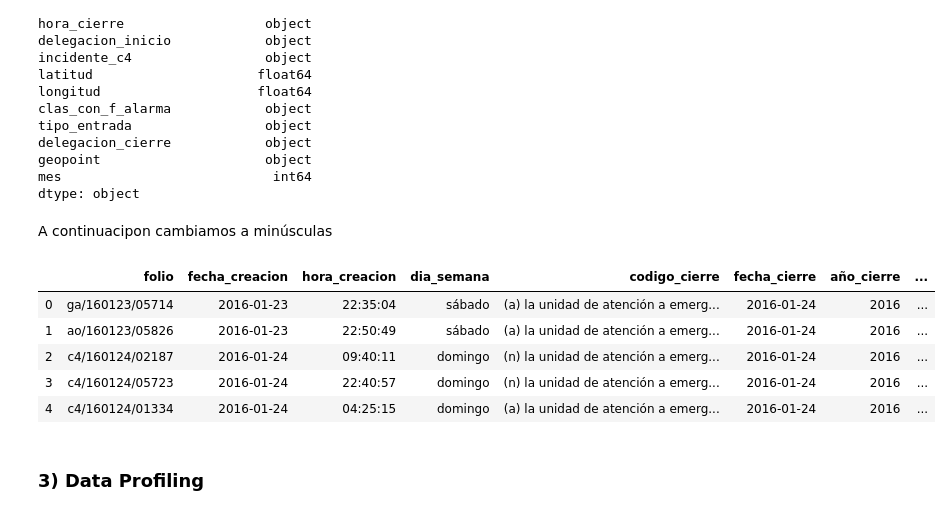
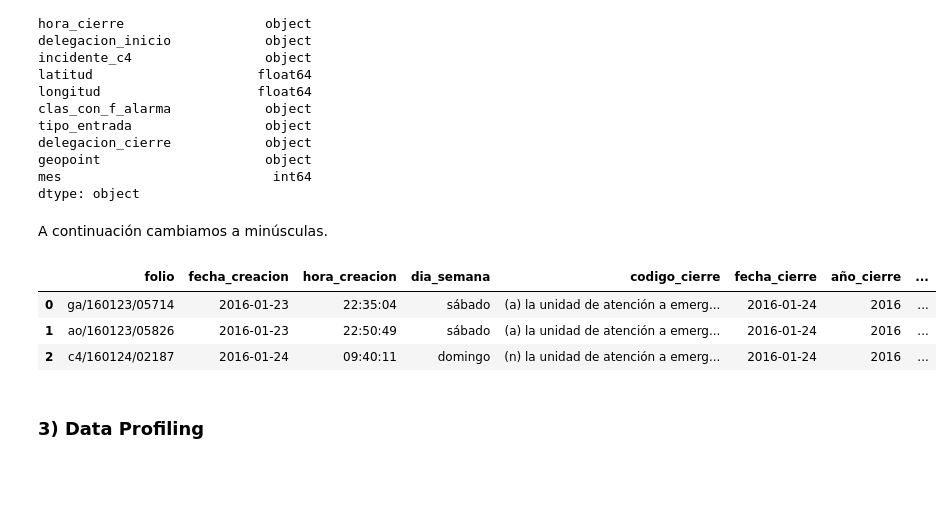
Before and after one commit to ArquitecturaProductoDatos7/Diseno_producto_de_datos-, a Jupyter notebook: EDA/EDA_c5.ipynb, the cells around one changed output. Drawn from its saved outputs; the diff is of its cells as text; code cells hidden in the pictures; blank space fills up the shorter version.

```diff
--- a/EDA/EDA_c5.ipynb
+++ b/EDA/EDA_c5.ipynb
@@ -43,4 +44,3 @@ import seaborn as sns
 # %%
-#datos_c5=load_data.carga_archivo('incidentes-viales-c5.csv')
-datos_c5=pd.read_csv('incidentes-viales-c5.csv')
+datos_c5=load_data.carga_archivo('incidentes-viales-c5.csv')
 # %%
@@ -125,7 +123,7 @@ geopoint                     object
 mes                           int64
 dtype: object
 # %% [markdown]
-A continuacipon cambiamos a minúsculas
+A continuación cambiamos a minúsculas.
 # %%
 transform_data.cambiar_minusculas_variable(datos_copy,'folio')
 transform_data.cambiar_minusculas_variable(datos_copy,'dia_semana')
@@ -138,14 +136,12 @@ transform_data.cambiar_minusculas_variable(datos_copy,'tipo_entrada')
 transform_data.cambiar_minusculas_variable(datos_copy,'delegacion_cierre')
 #transform_data.quitar_acentos(datos_copy)
 # %%
-datos_copy.head(5)
+datos_copy.head(3)
 # %% [output]
 |  | folio | fecha_creacion | hora_creacion | dia_semana | codigo_cierre | fecha_cierre | año_cierre | ... |
 | 0 | ga/160123/05714 | 2016-01-23 | 22:35:04 | sábado | (a) la unidad de atención a emerg... | 2016-01-24 | 2016 | ... |
 | 1 | ao/160123/05826 | 2016-01-23 | 22:50:49 | sábado | (a) la unidad de atención a emerg... | 2016-01-24 | 2016 | ... |
 | 2 | c4/160124/02187 | 2016-01-24 | 09:40:11 | domingo | (n) la unidad de atención a emerg... | 2016-01-24 | 2016 | ... |
-| 3 | c4/160124/05723 | 2016-01-24 | 22:40:57 | domingo | (n) la unidad de atención a emerg... | 2016-01-24 | 2016 | ... |
-| 4 | c4/160124/01334 | 2016-01-24 | 04:25:15 | domingo | (a) la unidad de atención a emerg... | 2016-01-24 | 2016 | ... |
 # %% [markdown]
 ### 3) Data Profiling
 # %% [markdown]
```
Also changed, not shown: parts of 27 cells of this notebook.
